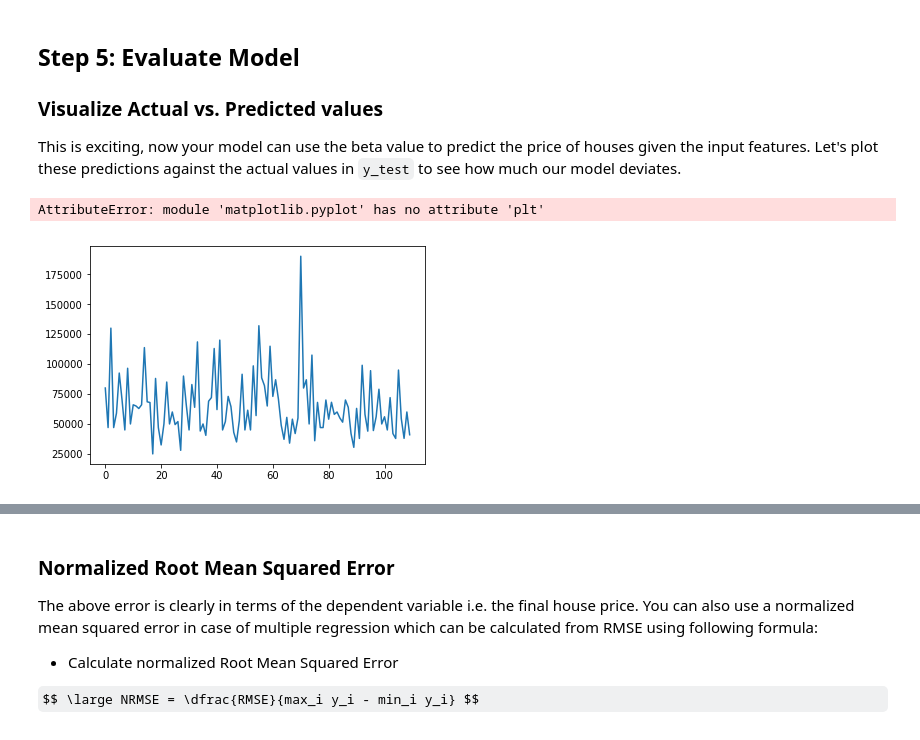
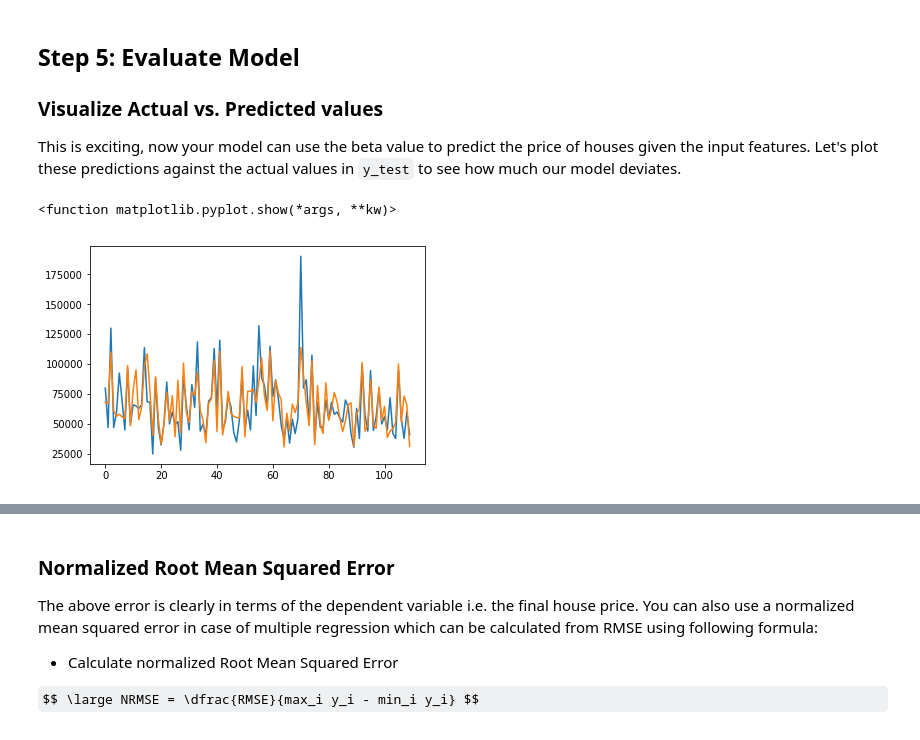
Before and after one commit to asafi1997/dsc-linalg-regression-lab-nyc-ds-060319, a Jupyter notebook: index.ipynb, the cells around one changed output, grey strips where cells are left out. Cells and saved outputs as stored; diff of their text form; code cells hidden in the pictures; some formulas as TeX source.

```diff
--- a/index.ipynb
+++ b/index.ipynb
@@ -240,11 +240,13 @@ print(beta)
 This is exciting, now your model can use the beta value to predict the price of houses given the input features. Let's plot these predictions against the actual values in `y_test` to see how much our model deviates.
 # %%
 import matplotlib.pyplot as plt
+plt.figure
 plt.plot(y_test)
-plt.pl0t(predictions)
+plt.plot(predictions)
+plt.show
 # %% [output]
-AttributeError: module 'matplotlib.pyplot' has no attribute 'plt'
+<function matplotlib.pyplot.show(*args, **kw)>
-[figure, old version]
+[figure, new version]
 # %%
 # Plot predicted and actual values as line plots
 # %% [markdown]
```
